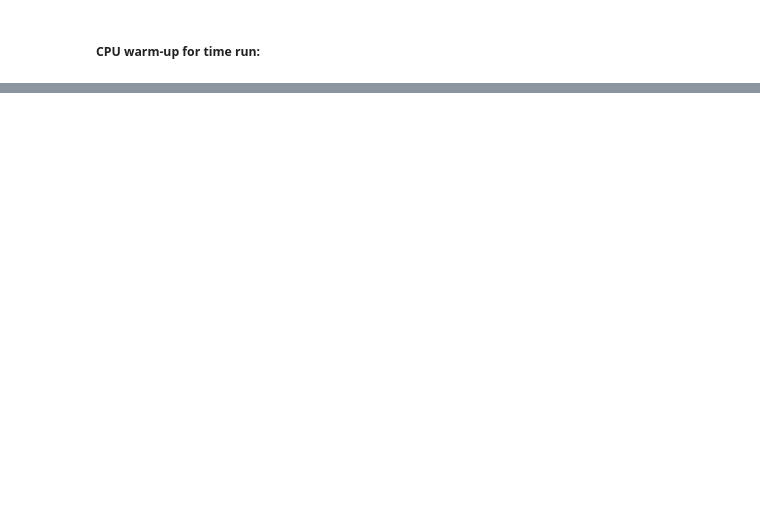
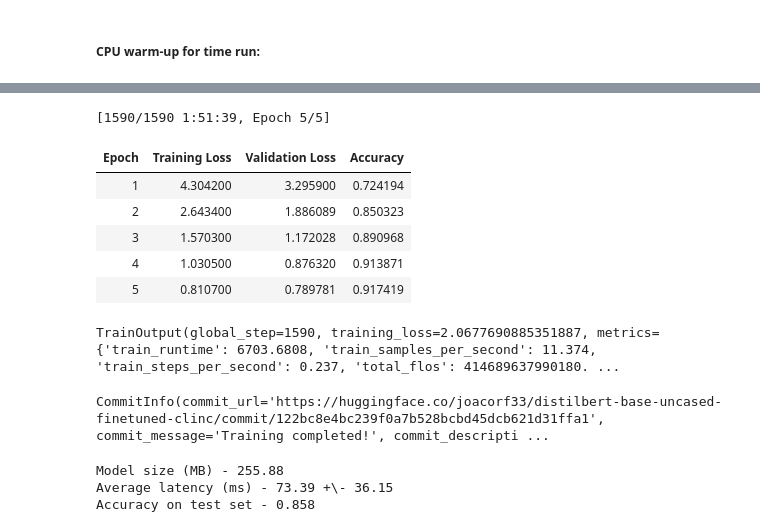
Before and after one commit to joakor89/NLP_with_transformers, a Jupyter notebook: chap_08/MTEIP.ipynb, the cells around one changed output, grey strips where cells are left out. Drawn from its saved outputs; the diff is of its cells as text; code cells hidden in the pictures; blank space fills up the shorter version.

Commit message:
fine-tuned model, distillation, quantization and optimization applied ORT with larger gains and minimal effort

```diff
--- a/chap_08/MTEIP.ipynb
+++ b/chap_08/MTEIP.ipynb
@@ -243,0 +337,41 @@ Accuracy on test set - 0.867
+# %%
+id2label = pipe.model.config.id2label
+
+label2id = pipe.model.config.label2id
+# %%
+num_labels = intents.num_classes
+
+student_config = (AutoConfig
+                  .from_pretrained(student_ckpt, num_labels=num_labels,
+                                   id2label=id2label, label2id=label2id))
+# %%
+device = torch.device("cuda" if torch.cuda.is_available() else "cpu")
+
+def student_init():
+    return (AutoModelForSequenceClassification
+            .from_pretrained(student_ckpt, config=student_config).to(device))
+# %%
+teacher_ckpt = "transformersbook/bert-base-uncased-finetuned-clinc"
+teacher_model = (AutoModelForSequenceClassification
+                 .from_pretrained(teacher_ckpt, num_labels=num_labels)
+                 .to(device))
+# %%
+distilbert_trainer = DistillationTrainer(model_init=student_init,
+    teacher_model=teacher_model, args=student_training_args,
+    train_dataset=clinc_enc['train'], eval_dataset=clinc_enc['validation'],
+    compute_metrics=compute_metrics, tokenizer=student_tokenizer)
+
+distilbert_trainer.train()
+# %% [output]
+[1590/1590 1:51:39, Epoch 5/5]
+| Epoch | Training Loss | Validation Loss | Accuracy |
+| 1 | 4.304200 | 3.295900 | 0.724194 |
+| 2 | 2.643400 | 1.886089 | 0.850323 |
+| 3 | 1.570300 | 1.172028 | 0.890968 |
+| 4 | 1.030500 | 0.876320 | 0.913871 |
+| 5 | 0.810700 | 0.789781 | 0.917419 |
+TrainOutput(global_step=1590, training_loss=2.0677690885351887, metrics={'train_runtime': 6703.6808, 'train_samples_per_second': 11.374, 'train_steps_per_second': 0.237, 'total_flos': 414689637990180. ...
+# %%
+distilbert_trainer.push_to_hub("Training completed!")
+# %% [output]
+CommitInfo(commit_url='https://huggingface.co/joacorf33/distilbert-base-uncased-finetuned-clinc/commit/122bc8e4bc239f0a7b528bcbd45dcb621d31ffa1', commit_message='Training completed!', commit_descripti ...
@@ -243,0 +381,9 @@ Accuracy on test set - 0.867
+# %%
+optim_type = "DistilBERT"
+
+pb = PerformanceBenchmark(pipe, clinc["test"], optim_type=optim_type)
+perf_metrics.update(pb.run_benchmark())
+# %% [output]
+Model size (MB) - 255.88
+Average latency (ms) - 73.39 +\- 36.15
+Accuracy on test set - 0.858
```
Also changed, not shown: parts of 62 cells of this notebook.
